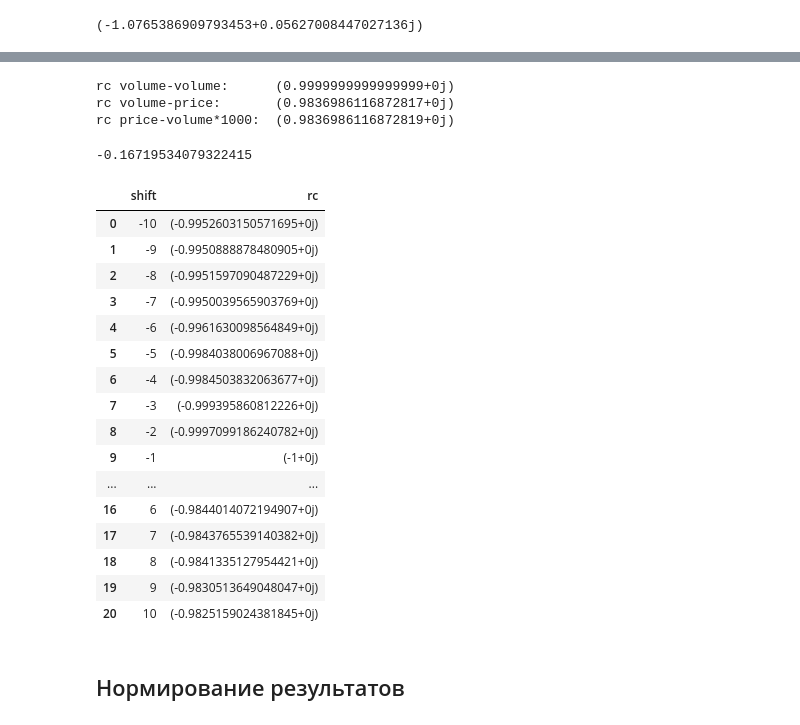
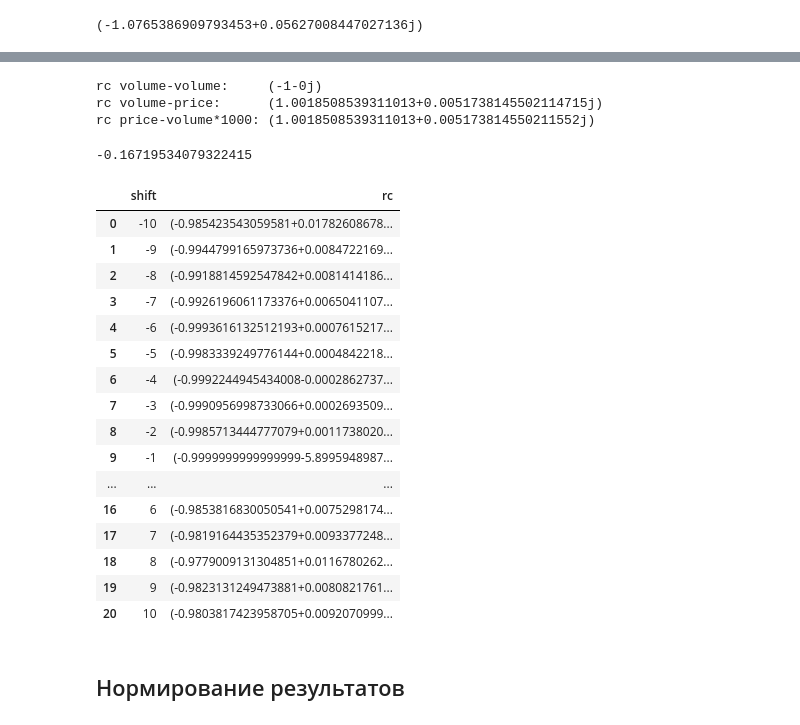
Before and after one commit to baryev/autoregressive-model, a Jupyter notebook: sentimentsAnalysis.ipynb, the cells around one changed output, grey strips where cells are left out. Saved outputs shown, nothing was run; the diff lists cells and outputs as text; code cells hidden in the pictures.

```diff
--- a/sentimentsAnalysis.ipynb
+++ b/sentimentsAnalysis.ipynb
@@ -115,18 +115,18 @@ allRes.head()
 | 3 | 2016-02-29 | -0.202879 | 6097.100098 | 941705500 | 0.894239 | 1.510897 | (0.8942389374942663+1.51089694161... |
 | 4 | 2016-03-01 | -0.200386 | 6152.899902 | 933626200 | 0.902423 | 1.497934 | (0.9024228866896742+1.49793430131... |
 # %%
-print('rc volume-volume:      ' + str(rc(allRes['volumeDl'],
-                                    allRes['volumeDl'])))
+print('rc volume-volume:     ' + str(rc(allRes['complex'],
+                                    allRes['complex'])))
 
-print('rc volume-price:       ' + str(rc(allRes['volumeDl'],
-                                    allRes['priceDl'])))
+print('rc volume-price:      ' + str(rc(allRes['volumeDl'],
+                                    allRes['complex'])))
 
-print('rc price-volume*1000:  ' + str(rc(allRes['priceDl'],
+print('rc price-volume*1000: ' + str(rc(allRes['complex'],
                                     allRes['volumeDl']*1000)))
 # %% [output]
-rc volume-volume:      (0.9999999999999999+0j)
-rc volume-price:       (0.9836986116872817+0j)
-rc price-volume*1000:  (0.9836986116872819+0j)
+rc volume-volume:     (-1-0j)
+rc volume-price:      (1.0018508539311013+0.0051738145502114715j)
+rc price-volume*1000: (1.0018508539311013+0.005173814550211552j)
 # %%
 #Стандартная функция для нахождения корреляции
 np.corrcoef(allRes['volume'], allRes['price'])[0][1]
@@ -135,43 +135,43 @@ np.corrcoef(allRes['volume'], allRes['price'])[0][1]
 # %%
 startShift = -10
 endShift = 10
 rcdf = pd.DataFrame(columns=('shift', 'rc'))
 
 for i in range(startShift, endShift+1):
     if (i < 0):
         row = pd.DataFrame({"shift":[i],
                             "rc": [rc(allRes['sentimentCoef'].iloc[:-i],
-                                  allRes['priceDl'].shift(i).iloc[:-i])]})
+                                  allRes['complex'].shift(i).iloc[:-i])]})
     elif (i == 0):
         row = pd.DataFrame({"shift":[i],
                             "rc": [rc(allRes['sentimentCoef'],
-                                  allRes['priceDl'])]})
+                                  allRes['complex'])]})
     else:
         row = pd.DataFrame({"shift":[i],
                         "rc": [rc(allRes['sentimentCoef'].iloc[i:],
-                                  allRes['priceDl'].shift(i).iloc[i:])]})
+                                  allRes['complex'].shift(i).iloc[i:])]})
 
     rcdf = rcdf.append(row, ignore_index=True)
 
 rcdf
 # %% [output]
 |  | shift | rc |
-| 0 | -10 | (-0.9952603150571695+0j) |
-| 1 | -9 | (-0.9950888878480905+0j) |
-| 2 | -8 | (-0.9951597090487229+0j) |
-| 3 | -7 | (-0.9950039565903769+0j) |
-| 4 | -6 | (-0.9961630098564849+0j) |
-| 5 | -5 | (-0.9984038006967088+0j) |
-| 6 | -4 | (-0.9984503832063677+0j) |
-| 7 | -3 | (-0.999395860812226+0j) |
-| 8 | -2 | (-0.9997099186240782+0j) |
-| 9 | -1 | (-1+0j) |
+| 0 | -10 | (-0.985423543059581+0.01782608678... |
+| 1 | -9 | (-0.9944799165973736+0.0084722169... |
+| 2 | -8 | (-0.9918814592547842+0.0081414186... |
+| 3 | -7 | (-0.9926196061173376+0.0065041107... |
+| 4 | -6 | (-0.9993616132512193+0.0007615217... |
+| 5 | -5 | (-0.9983339249776144+0.0004842218... |
+| 6 | -4 | (-0.9992244945434008-0.0002862737... |
+| 7 | -3 | (-0.9990956998733066+0.0002693509... |
+| 8 | -2 | (-0.9985713444777079+0.0011738020... |
+| 9 | -1 | (-0.9999999999999999-5.8995948987... |
 | ... | ... | ... |
-| 16 | 6 | (-0.9844014072194907+0j) |
-| 17 | 7 | (-0.9843765539140382+0j) |
-| 18 | 8 | (-0.9841335127954421+0j) |
-| 19 | 9 | (-0.9830513649048047+0j) |
-| 20 | 10 | (-0.9825159024381845+0j) |
+| 16 | 6 | (-0.9853816830050541+0.0075298174... |
+| 17 | 7 | (-0.9819164435352379+0.0093377248... |
+| 18 | 8 | (-0.9779009131304851+0.0116780262... |
+| 19 | 9 | (-0.9823131249473881+0.0080821761... |
+| 20 | 10 | (-0.9803817423958705+0.0092070999... |
 # %% [markdown]
 ## Нормирование результатов
 # %%
```
Also changed, not shown: parts of 2 cells of this notebook.
